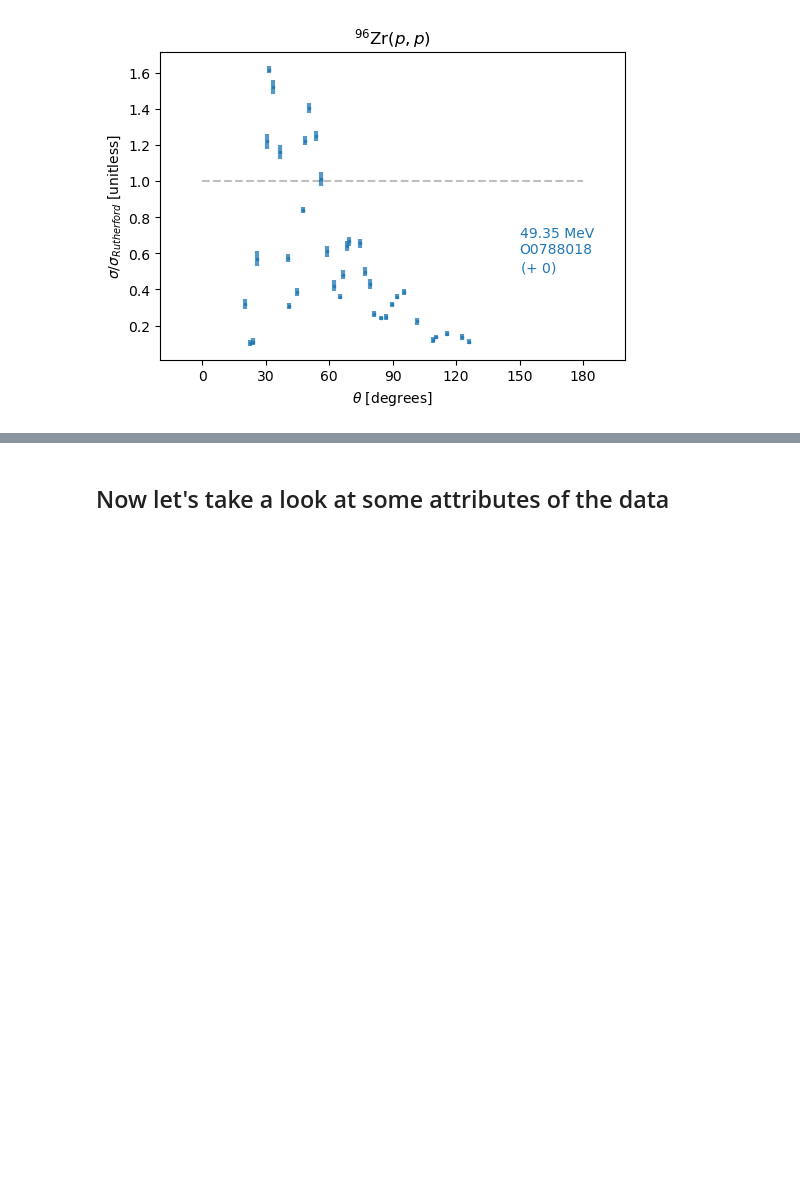
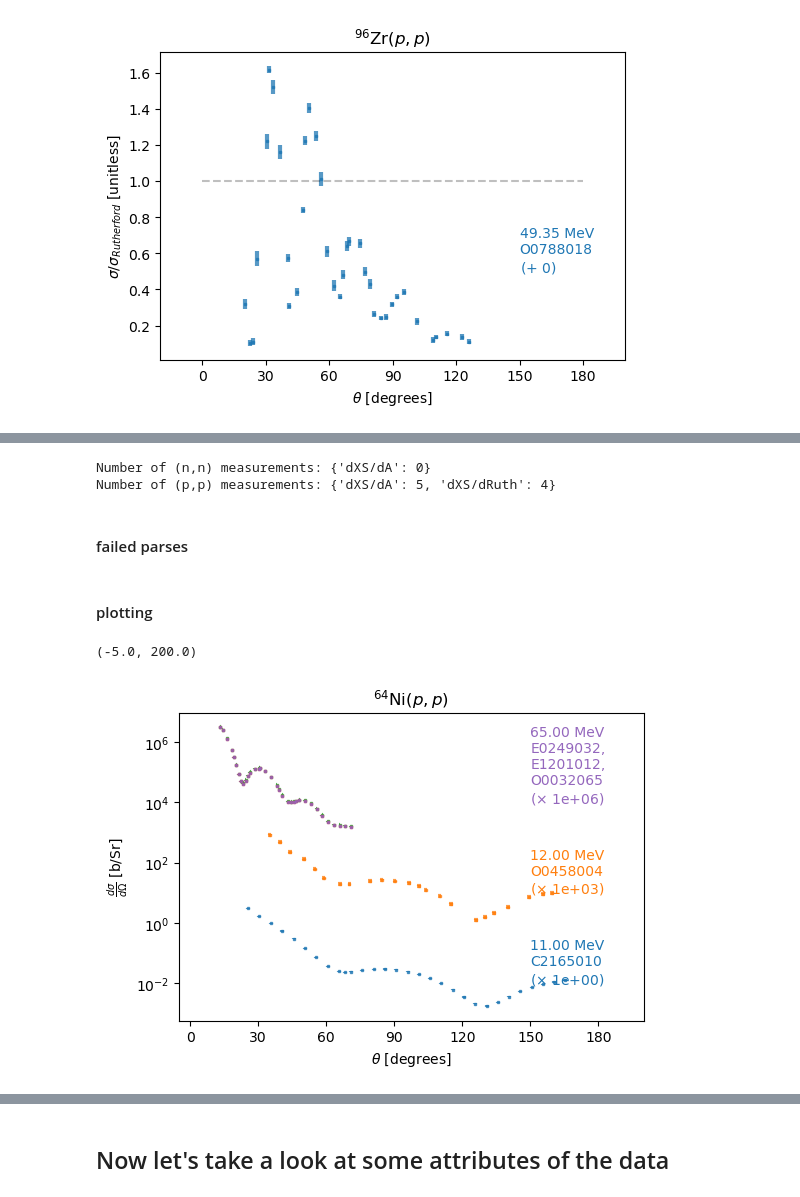
Before and after one commit to beykyle/elm, a Jupyter notebook: data/curate_dataset_from_exfor.ipynb, the cells around one changed output, grey strips where cells are left out. Cells and saved outputs as stored; diff of their text form; code cells hidden in the pictures; blank space fills up the shorter version.

```diff
--- a/data/curate_dataset_from_exfor.ipynb
+++ b/data/curate_dataset_from_exfor.ipynb
@@ -2060,0 +2230,9 @@ axes[0].set_xlim([-20, 200])
+# %%
+target = Ni64
+print(f"Number of (n,n) measurements: {nn_data[target].num_measurements}")
+print(f"Number of (p,p) measurements: {pp_data[target].num_measurements}")
+# %% [output]
+Number of (n,n) measurements: {'dXS/dA': 0}
+Number of (p,p) measurements: {'dXS/dA': 5, 'dXS/dRuth': 4}
+# %% [markdown]
+#### failed parses
@@ -2060,0 +2245,20 @@ axes[0].set_xlim([-20, 200])
+# %% [markdown]
+#### plotting
+# %%
+axes = (
+    pp_data[target]
+    .data["dXS/dA"]
+    .plot(
+        label_kwargs={
+            "label_exfor": True,
+            "label_offset_factor": 0.01,
+            "label_xloc_deg": 150,
+        },
+        plot_kwargs={"offsets": 1000},
+        y_size=4,
+    )
+)
+axes[0].set_xlim([-5, 200])
+# %% [output]
+(-5.0, 200.0)
+[figure, added]
```
Also changed, not shown: parts of 112 cells of this notebook.
